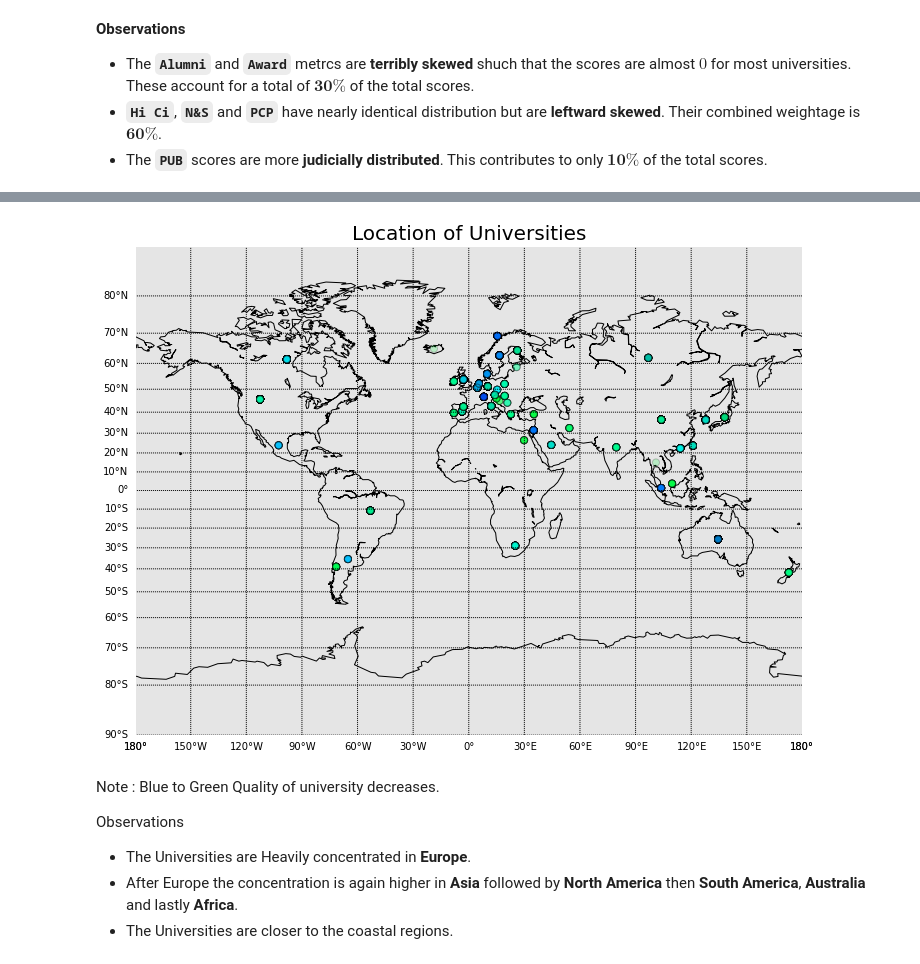
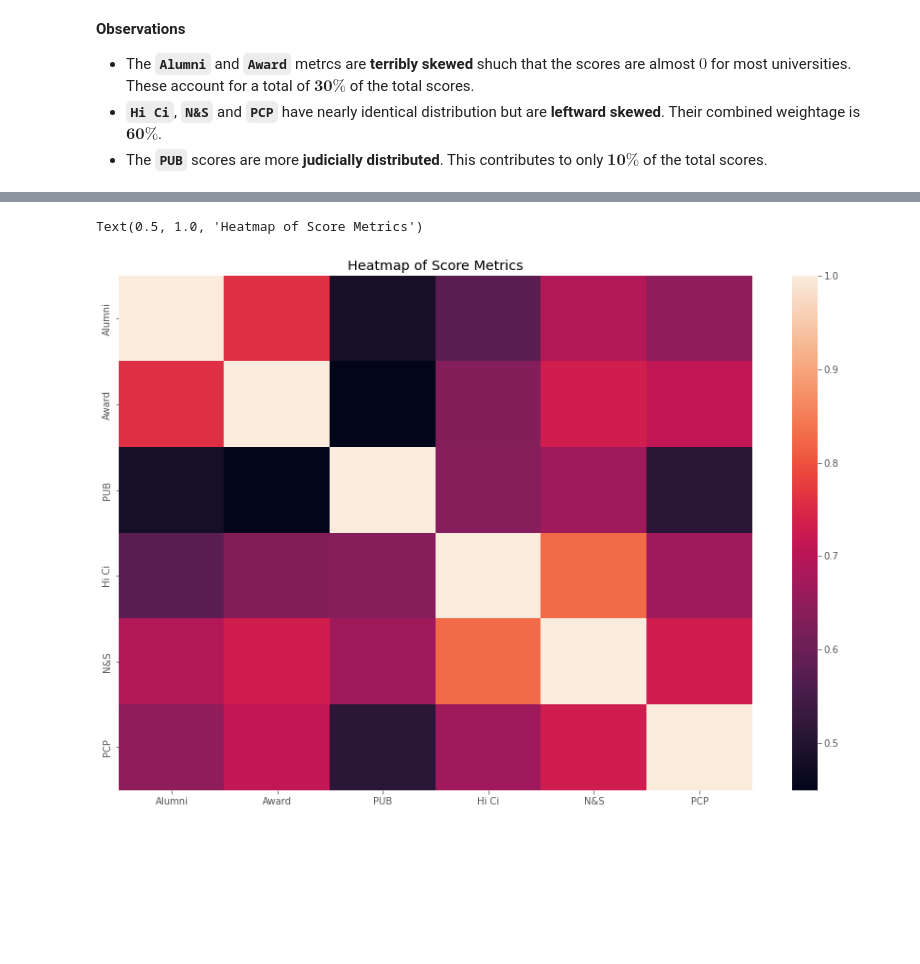
Before and after one commit to kalp121212/DS203_Project, a Jupyter notebook: Shanghai_EDA.ipynb, the cells around one changed output, grey strips where cells are left out. Drawn from its saved outputs; the diff is of its cells as text; code cells hidden in the pictures; blank space fills up the shorter version.

```diff
--- a/Shanghai_EDA.ipynb
+++ b/Shanghai_EDA.ipynb
@@ -172,41 +147,6 @@ Requirement already satisfied: pyproj==1.9.6 in /usr/local/lib/python3.7/dist-pa
-# %%
-from mpl_toolkits.basemap import Basemap
-
-fig = plt.figure(figsize=(12,9))
-
-m = Basemap(projection='mill',
-           llcrnrlat = -90,
-           urcrnrlat = 90,
-           llcrnrlon = -180,
-           urcrnrlon = 180,
-           resolution = 'c')
-
-m.drawcoastlines()
-
-m.drawparallels(np.arange(-90,90,10),labels=[True,False,False,False])
-m.drawmeridians(np.arange(-180,180,30),labels=[0,0,0,1])
-
-lat_y = [float(coord[coord.index(',')+1:]) for coord in df['Geo Point 2D']]
-lon_x = [float(coord[:coord.index(',')])   for coord in df['Geo Point 2D']]
-
-#colors = ['red', 'orange', 'yellow','green','darkblue'][::-1]
-colors = ['#0000ff','#00abff','#00f7ff','#00ffb3','#00ff3c']
-
-color_map = [colors[df['World rank'][i]//100] for i in range(len(df))]
-
-m.scatter(lat_y,lon_x,latlon=True, s=50, c=color_map, marker='o', alpha=0.2, edgecolor='k', linewidth=1, zorder=2)
-
-
-plt.title('Location of Universities', fontsize=20)
-
-plt.show()
-# %% [output]
-[figure, removed]
-# %% [markdown]
-Note : Blue to Green Quality of university decreases.
-
-Observations
-
-*   The Universities are Heavily concentrated in **Europe**.
-*   After Europe the concentration is again higher in **Asia** followed by **North America** then **South America**, **Australia** and lastly **Africa**.
-*   The Universities are closer to the coastal regions.
+# %%
+sns.heatmap(df[score_metrics].corr())
+plt.title(f"Heatmap of Score Metrics")
+# %% [output]
+Text(0.5, 1.0, 'Heatmap of Score Metrics')
+[figure, added]
```
Also changed, not shown: parts of 18 cells of this notebook.
